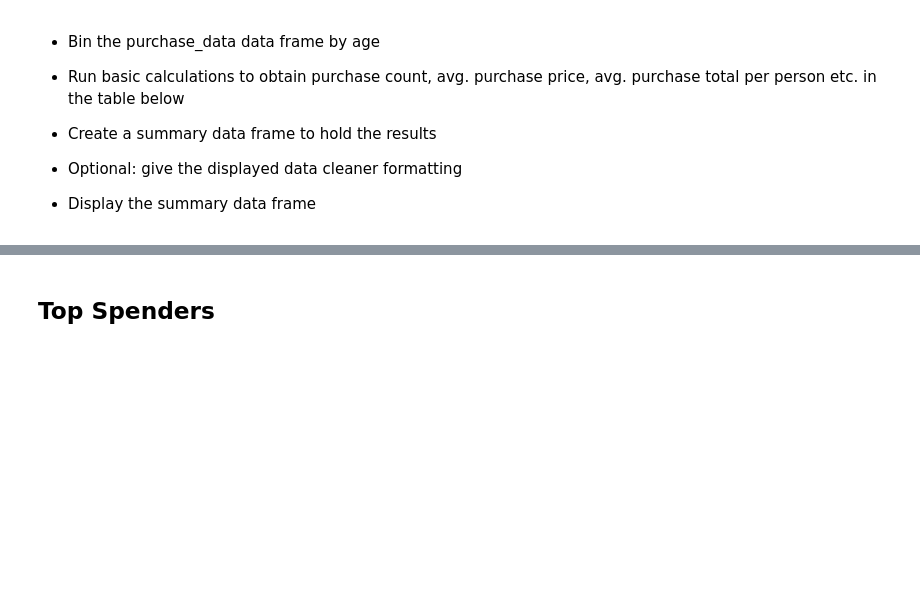
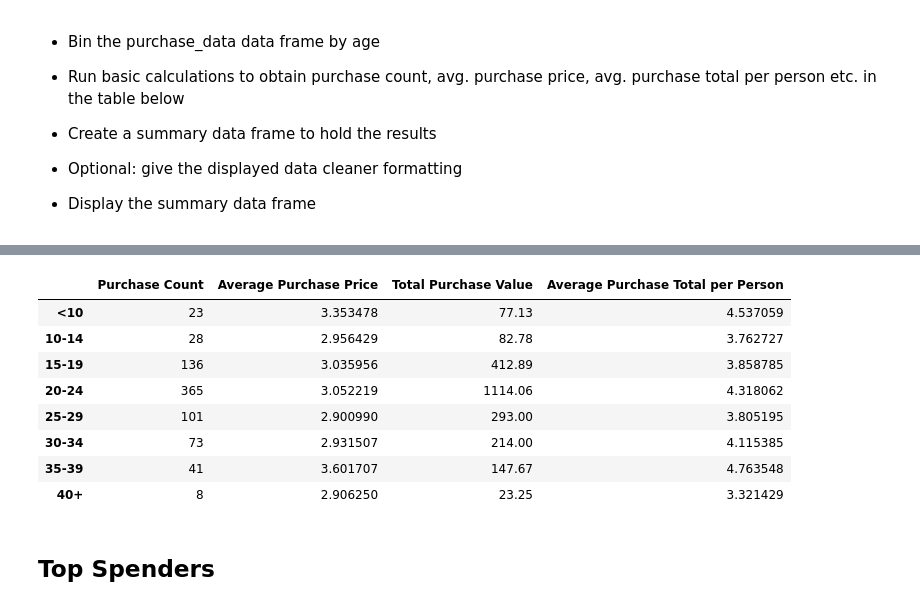
Before and after one commit to BrookAnn/Pandas_Challenge, a Jupyter notebook: HeroesOfPymoli/HeroesOfPymoli_starter.ipynb, the cells around one changed output, grey strips where cells are left out. Drawn from its saved outputs; the diff is of its cells as text; code cells hidden in the pictures; blank space fills up the shorter version.

```diff
--- a/HeroesOfPymoli/HeroesOfPymoli_starter.ipynb
+++ b/HeroesOfPymoli/HeroesOfPymoli_starter.ipynb
@@ -195,3 +179,35 @@ Purchase_Data
+# %%
+
+Age_Bins = [0,9,14,19,24,29,34,39,41]
+Bin_Names = ["<10","10-14","15-19","20-24","25-29","30-34","35-39","40+"]
+Players_Age = Purchase_Data.loc[:,["Age","SN"]]
+Purchase_Data["Age Group"] = pd.cut(Purchase_Data["Age"],Age_Bins, labels=Bin_Names)
+Purchase_Data["Bin_Columns"] = pd.cut(Purchase_Data["Age"],Age_Bins,labels = Bin_Names)
+
+
+TotalPurchValue = Age_Group["Price"].sum()
+AvgPurchPerAge = TotalPurchValue/Count_Age
+AvgPurchPriceAge = Age_Group["Price"].mean()
+PurchCountAge = Age_Group["Purchase ID"].count()
+Age_Graph = pd.DataFrame({"Purchase Count": PurchCountAge,
+                                 "Average Purchase Price": AvgPurchPriceAge,
+                                 "Total Purchase Value":TotalPurchValue,
+                                 "Average Purchase Total per Person": AvgPurchPerAge})
+Age_Graph.index.name = None
+Age_Graph.style.format({"Average Purchase Price":"${:,.2f}",
+                               "Total Purchase Value":"${:,.2f}",
+                               "Average Purchase Total per Person":"${:,.2f}"})
+Age_Graph
+# %% [output]
+|  | Purchase Count | Average Purchase Price | Total Purchase Value | Average Purchase Total per Person |
+| <10 | 23 | 3.353478 | 77.13 | 4.537059 |
+| 10-14 | 28 | 2.956429 | 82.78 | 3.762727 |
+| 15-19 | 136 | 3.035956 | 412.89 | 3.858785 |
+| 20-24 | 365 | 3.052219 | 1114.06 | 4.318062 |
+| 25-29 | 101 | 2.900990 | 293.00 | 3.805195 |
+| 30-34 | 73 | 2.931507 | 214.00 | 4.115385 |
+| 35-39 | 41 | 3.601707 | 147.67 | 4.763548 |
+| 40+ | 8 | 2.906250 | 23.25 | 3.321429 |
 # %% [markdown]
 ## Top Spenders
 # %% [markdown]
```
Also changed, not shown: parts of 8 cells of this notebook.
